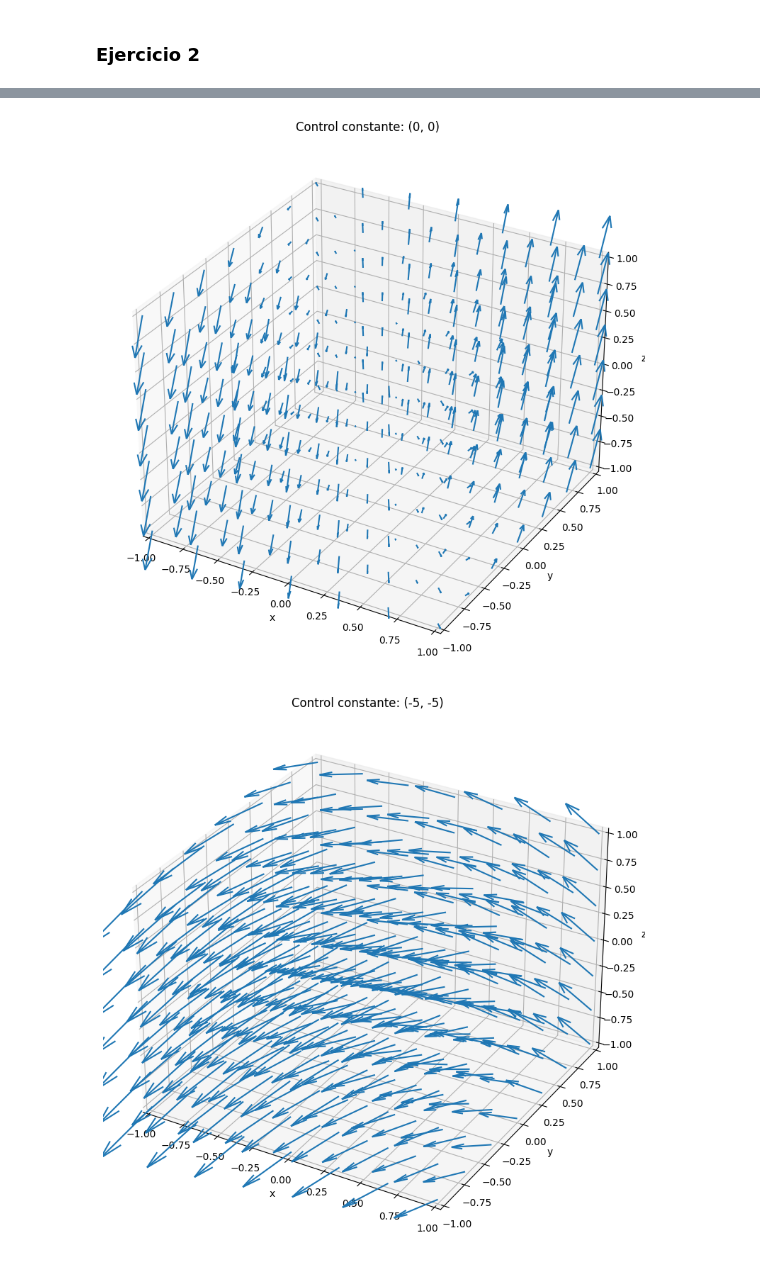
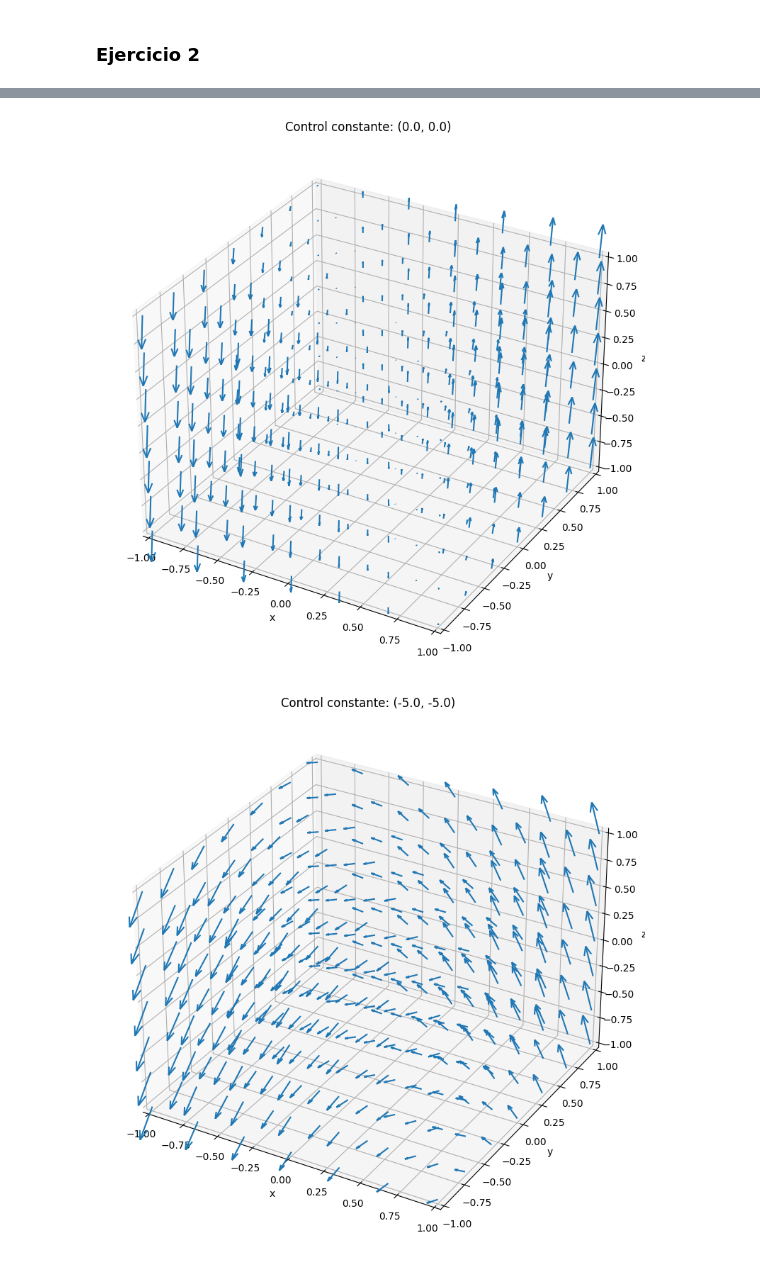
Before and after one commit to Miguel-Escobar/Intro-al-Control-Optimo, a Jupyter notebook: Lab_3/lab_3.ipynb, the cells around one changed output, grey strips where cells are left out. Saved outputs shown, nothing was run; the diff lists cells and outputs as text; code cells hidden in the pictures.

```diff
--- a/Lab_3/lab_3.ipynb
+++ b/Lab_3/lab_3.ipynb
@@ -38,19 +38,19 @@ Un ejemplo más concreto en este caso, sería escoger un control inicial tal que
 # Método de Euler a paso fijo:
 
 def rhs(r, control, t):
-    result = A @ r + B @ control(t)
+    result = A @ r + B @ control
     assert result.shape == r.shape
     return result
 
 def paso_euler(r, control, h, t):
     return r + h * rhs(r, control, t)
 
-def solucion_euler(r0, control, h, N):
+def solucion_euler(r0, control_array, h, N):
     times = np.arange(N + 1) * h
     solution = np.zeros((N + 1, 5))
     solution[0] = r0
     for i in range(N):
-        solution[i + 1] = paso_euler(solution[i], control, h, times[i])
+        solution[i + 1] = paso_euler(solution[i], control_array[i], h, times[i])
     return times, solution
 
 
@@ -60,7 +60,8 @@ r0 = np.array([1, 0, 1, 0, 0])
 h = 1e-4
 N = 10000
 
-times, solution = solucion_euler(r0, lambda t: np.array([-1, -1]), h, N)
+zero_control = np.zeros((N, 2))
+times, solution = solucion_euler(r0, zero_control, h, N)
 plt.clf()
 plt.plot(times, solution[:, 0], label="x")
 plt.plot(times, solution[:, 2], label="y")
@@ -74,37 +75,40 @@ plt.show()
 # %%
-def plot_quiver(A, B, constant_control, npoints=7):
+def plot_quiver(A, B, control_array, npoints=7, show=True):
+
     x = np.linspace(-1, 1, npoints)
     y = np.linspace(-1, 1, npoints)
     z = np.linspace(-1, 1, npoints)
 
     X, Y, Z = np.meshgrid(x, y, z)
     U = np.zeros((npoints, npoints, npoints))
     V = np.zeros((npoints, npoints, npoints))
     W = np.zeros((npoints, npoints, npoints))
 
     for i in range(npoints):
         for j in range(npoints):
             for k in range(npoints):
                 r = np.array([X[i, j, k], 0, Y[i, j, k], 0, Z[i, j, k]])
-                U[i, j, k],_, V[i, j, k],_, W[i, j, k] = solucion_euler(r, constant_control, 0.015, 30)[1][-1] - r
+                U[i, j, k],_, V[i, j, k],_, W[i, j, k] = solucion_euler(r, control_array, 0.015, 10)[1][-1] - r
 
 
     fig = plt.figure(figsize=(8, 8))
     ax = fig.add_subplot(projection='3d')
-    ax.quiver(X, Y, Z, U, V, W, length=0.4)
+    ax.quiver(X, Y, Z, U, V, W, length=1.)
     ax.set_xlabel('x')
     ax.set_ylabel('y')
     ax.set_zlabel('z')
     ax.set_xlim(-1, 1)
     ax.set_ylim(-1, 1)
     ax.set_zlim(-1, 1)
-    ax.set_title("Control constante: ({}, {})".format(*constant_control(0)))
+    ax.set_title("Control constante: ({}, {})".format(*control_array[0]))
     fig.tight_layout()
-    plt.show()
+    if show:
+        plt.show()
+    return fig, ax
 
-plot_quiver(A, B, lambda t: np.array([0, 0]))
-plot_quiver(A, B, lambda t: np.array([-5, -5]))
-plot_quiver(A, B, lambda t: np.array([-1, -1]))
+plot_quiver(A, B, zero_control)
+plot_quiver(A, B, np.ones((N, 2))*(-5))
+plot_quiver(A, B, np.ones((N, 2))*(-1))
 # %% [output]
-[figure, old version]
+[figure, new version]
-[figure, old version]
+[figure, new version]
```
Also changed, not shown: parts of 7 cells of this notebook.
